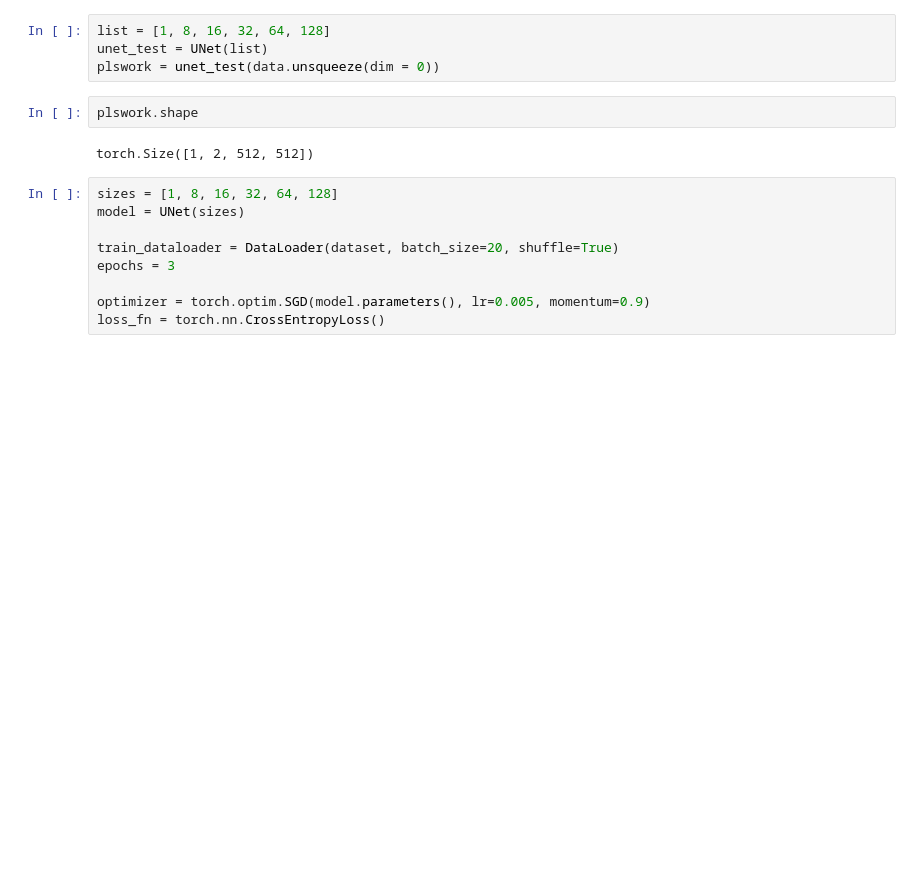
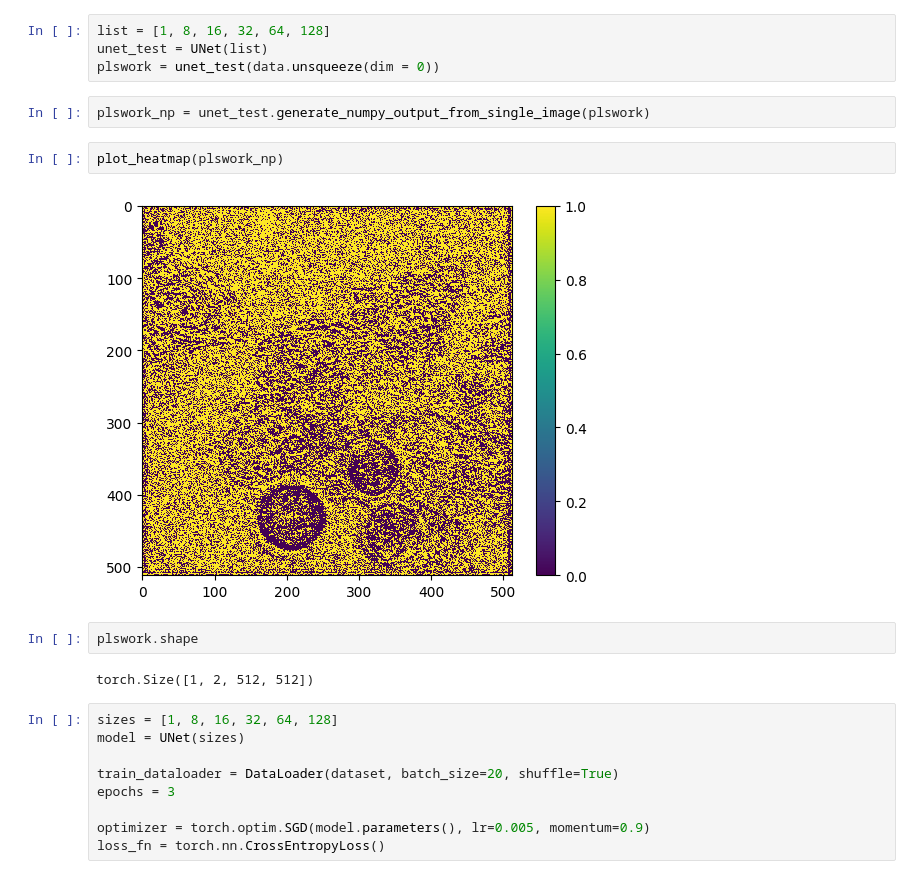
Before and after one commit to AntoniJanowski/CellTrackingU-Net, a Jupyter notebook: notebooks/Unet.ipynb, the cells around one changed output. Drawn from its saved outputs; the diff is of its cells as text; blank space fills up the shorter version.

```diff
--- a/notebooks/Unet.ipynb
+++ b/notebooks/Unet.ipynb
@@ -225,6 +233,12 @@ class UNet(nn.Module):
 list = [1, 8, 16, 32, 64, 128]
 unet_test = UNet(list)
 plswork = unet_test(data.unsqueeze(dim = 0))
+# %%
+plswork_np = unet_test.generate_numpy_output_from_single_image(plswork)
+# %%
+plot_heatmap(plswork_np)
+# %% [output]
+[figure, added]
 # %%
 plswork.shape
 # %% [output]
```
Also changed, not shown: parts of 5 cells of this notebook, 4 other files.
